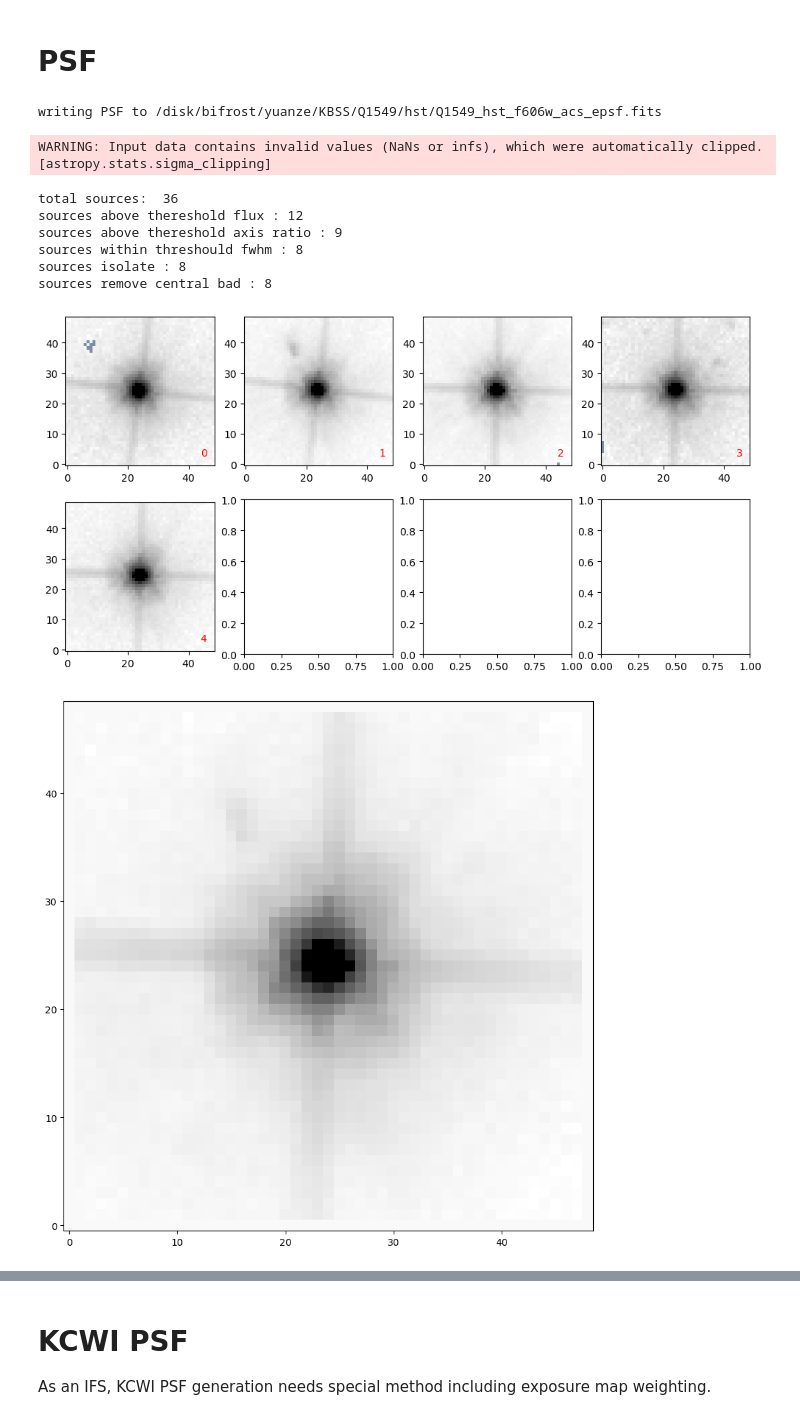
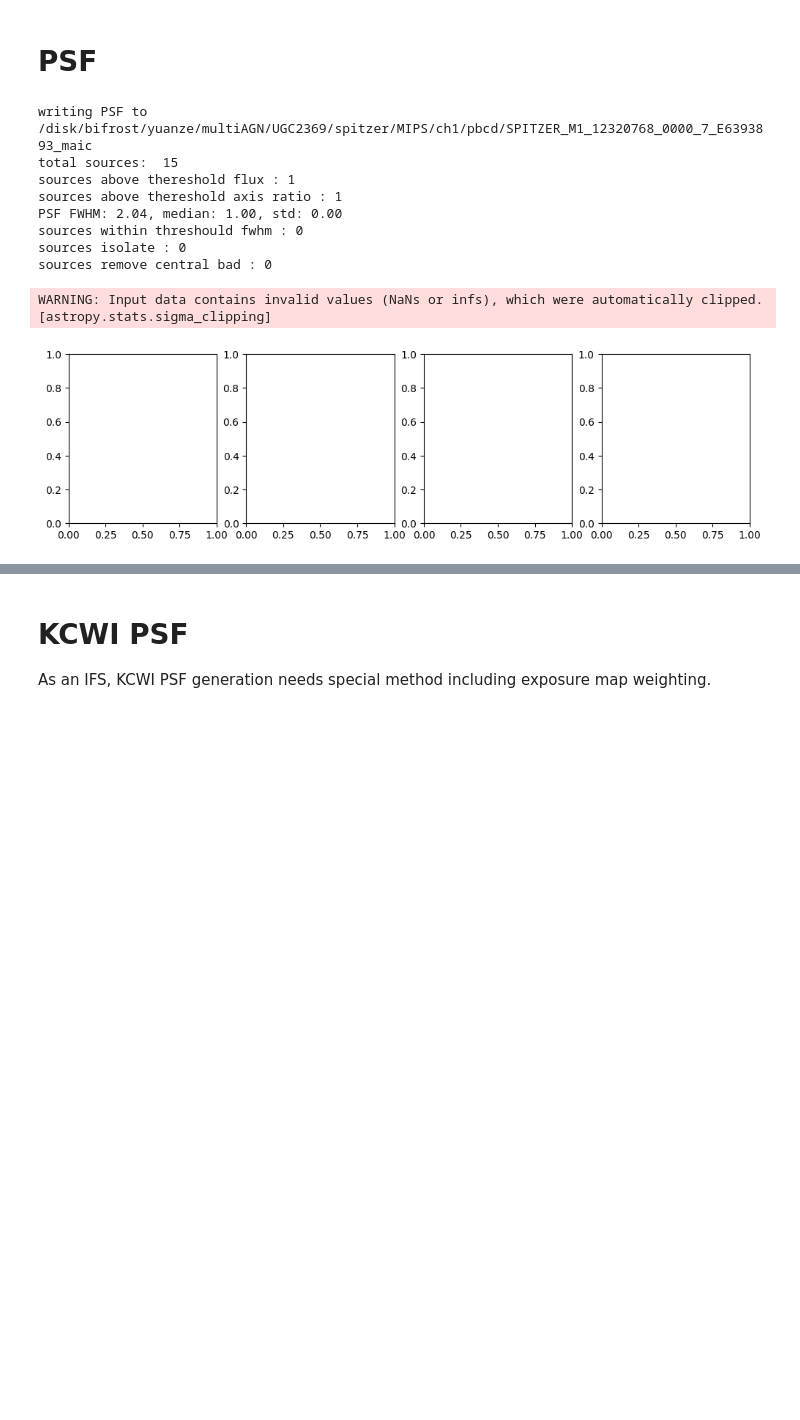
Before and after one commit to yuanzeding/XILLVER_HDtestset, a Jupyter notebook: improc.ipynb, the cells around one changed output, grey strips where cells are left out. Drawn from its saved outputs; the diff is of its cells as text; code cells hidden in the pictures; blank space fills up the shorter version.

```diff
--- a/improc.ipynb
+++ b/improc.ipynb
@@ -92,25 +109,25 @@ def write_fits(image, ra, dec, outputname, header = None,cutimg=None, addpixsc =
 # %% [markdown]
 # Image cut
 # %%
-cutr=2.1
+cutr=40
 #covimgpath= obspath+"/"+datatype+"/"+"q1549_irac_"+subtype+"_cov.fits"
-img = IM.image(fname)
-hdu = fits.open(fname)
+
+
 imcut, cp = img.img_cut(ra,dec,cutr)
-sky_mean, sky_median, sky_std = sigma_clipped_stats(imcut, sigma=3, maxiters=5)
+sky_mean, sky_median, sky_std = sigma_clipped_stats(imcut, sigma=3)
 header = img.data.header
-#if False:
-#    print("reading covariance image at",covimgpath)
-#    covimg=fits.open(covimgpath)[0].data
-#    img.cut_sigma_image = np.sqrt(covimg[cp[2]:cp[3],cp[0]:cp[1]])*conver[subtype]
 
-#else:
-sigimg = img.cal_sigma_image(img.data.header["EXPTIME"], gain = 1.)
+sigimg = img.cal_sigma_image(hdu[0].header["EXPTIME"], gain = 1.)
 img.cut_sigma_image = sigimg[cp[2]:cp[3],cp[0]:cp[1]]
-#img.cut_mask_image = np.zeros_like(img.cut_sigma_image)
-img.cut_mask_image = img.generate_cutmask(0.5,nsigma=2,sky_level=sky_mean,deblend=False,addgrow=3)
+img.cut_mask_image = np.zeros_like(img.cut_sigma_image)
+img.cut_mask_image = img.generate_cutmask(10,nsigma=4,deblend=True,addgrow=1,nlevels=4,source_dia=6,contrast=0.001)
+
 #outname = obspath+"/"+datatype+'/'+'q1549_'+datatype+'_'+subtype+'_cutimg.fits'
-outname = KBSSpath+"/"+field+'/'+sourcename+'/'+datatype+'/'+sourcename+'_'+instrument+'_'+filter
+#outname = KBSSpath+"/"+field+'/'+sourcename+'/'+datatype+'/'+sourcename+'_'+instrument+'_'+filter
+if datatype == "spitzer":
+    outname = multiAGNpath+"/"+field+"/"+datatype+"/"+inst+f"/pbcd/{fprefix:s}"
+else:
+    outname = datapath+"/"+fprefix
 print("writing cut image to",outname)
 #writing sigma image
 write_fits(sigimg[cp[2]:cp[3],cp[0]:cp[1]],ra,dec,outname+'_cutsigma.fits',cutimg=img,header=header)
@@ -153,24 +175,28 @@ plt.imshow(img.cut_mask_image,origin='lower',cmap='gray_r')
 # %% [markdown]
 # PSF
 # %%
-cutr = float (5)
-fname = datapath
+#cutr = float ()
+#fname = datapath
 
-img = IM.image(fname)
-hdu = fits.open(fname)
+#img = IM.image(fname)
+#hdu = fits.open(fname)
 #outname = obspath+"/"+datatype+'/'+'q1549_'+datatype+'_'+subtype+'_epsf.fits'
-outname = KBSSpath+"/"+field+"/"+datatype+'/'+field+'_'+datatype+'_{}_{}_epsf.fits'.format(filter,instrument)
+#outname = KBSSpath+"/"+field+"/"+datatype+'/'+field+'_'+datatype+'_{}_{}_epsf.fits'.format(filter,instrument)
+if datatype == "spitzer":
+    outname = multiAGNpath+"/"+field+"/"+datatype+"/"+inst+f"/pbcd/{fprefix:s}"
+else:
+    outname = datapath+"/"+fprefix
 print("writing PSF to",outname)
-epsf = img.generate_PSFs(0.5, data = None, nsigma=2.0, fluxthreshould = 0.2, isolate = 0.07,qt = 0.5, sigfwhm = 2, a_TV=1e4,a_sky=0,
-                    size = 49, oversampling=1, plot=True, filepaths=outname,droppsf=[0,3,5],crossmatch=True, notfit=False,makestackpsf=True)
+epsf,t_o,stars = img.generate_PSFs(5.0,data=None, nsigma=2.0, fluxthreshould =0.1, isolate = 0.07,qt = 0.5, sigfwhm = 1,medianfwhm=1, a_TV=1e6,a_sky=1.,
+                    size = 49, oversampling=1, plot=True, filepaths=outname+"_epsf.fits",droppsf=[],crossmatch=False, notfit=True,makestackpsf=False)
 # %% [output]
-writing PSF to /disk/bifrost/yuanze/KBSS/Q1549/hst/Q1549_hst_f606w_acs_epsf.fits
+writing PSF to /disk/bifrost/yuanze/multiAGN/UGC2369/spitzer/MIPS/ch1/pbcd/SPITZER_M1_12320768_0000_7_E6393893_maic
+total sources:  15
+sources above thereshold flux : 1
+sources above thereshold axis ratio : 1
+PSF FWHM: 2.04, median: 1.00, std: 0.00
+sources within threshould fwhm : 0
+sources isolate : 0
+sources remove central bad : 0
 WARNING: Input data contains invalid values (NaNs or infs), which were automatically clipped. [astropy.stats.sigma_clipping]
-total sources:  36
-sources above thereshold flux : 12
-sources above thereshold axis ratio : 9
-sources within threshould fwhm : 8
-sources isolate : 8
-sources remove central bad : 8
-[figure, old version]
+[figure, new version]
-[figure, removed]
```
Also changed, not shown: parts of 11 cells of this notebook, 25 other files.
